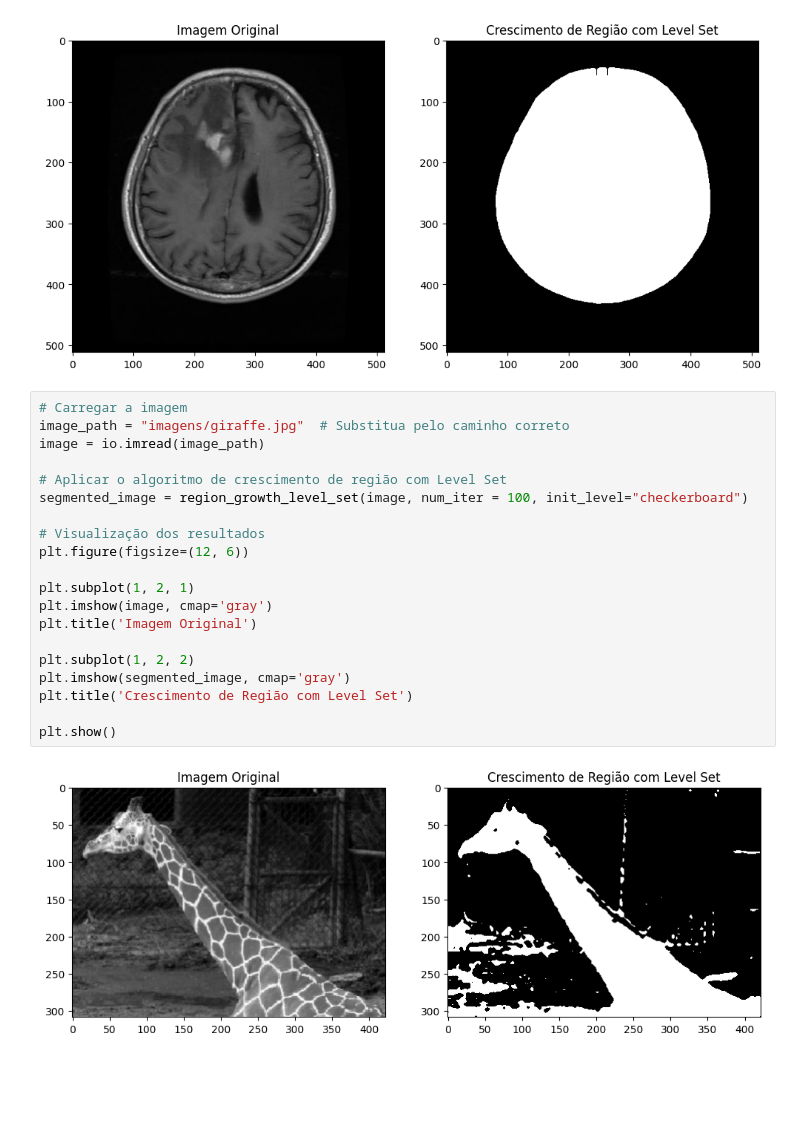
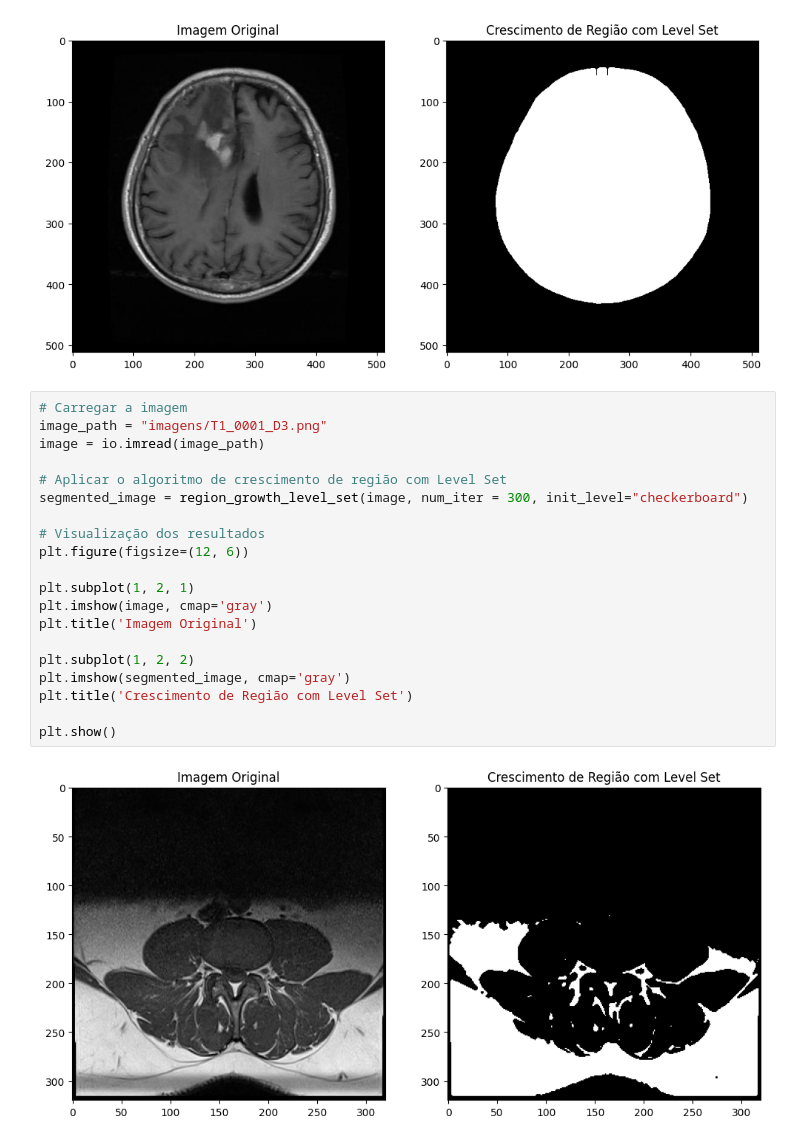
Before and after one commit to lucasmourasantos/visao_computacional, a Jupyter notebook: region_growing.ipynb, the cells around one changed output. Saved outputs shown, nothing was run; the diff lists cells and outputs as text; blank space fills up the shorter version.

```diff
--- a/region_growing.ipynb
+++ b/region_growing.ipynb
@@ -99,23 +99,23 @@ plt.show()
 [figure]
 # %%
 # Carregar a imagem
-image_path = "imagens/giraffe.jpg"  # Substitua pelo caminho correto
+image_path = "imagens/T1_0001_D3.png"
 image = io.imread(image_path)
 
 # Aplicar o algoritmo de crescimento de região com Level Set
-segmented_image = region_growth_level_set(image, num_iter = 100, init_level="checkerboard")
+segmented_image = region_growth_level_set(image, num_iter = 300, init_level="checkerboard")
 
 # Visualização dos resultados
 plt.figure(figsize=(12, 6))
 
 plt.subplot(1, 2, 1)
 plt.imshow(image, cmap='gray')
 plt.title('Imagem Original')
 
 plt.subplot(1, 2, 2)
 plt.imshow(segmented_image, cmap='gray')
 plt.title('Crescimento de Região com Level Set')
 
 plt.show()
 # %% [output]
-[figure, old version]
+[figure, new version]
```
Also changed, not shown: parts of 4 cells of this notebook, 3 other files.
